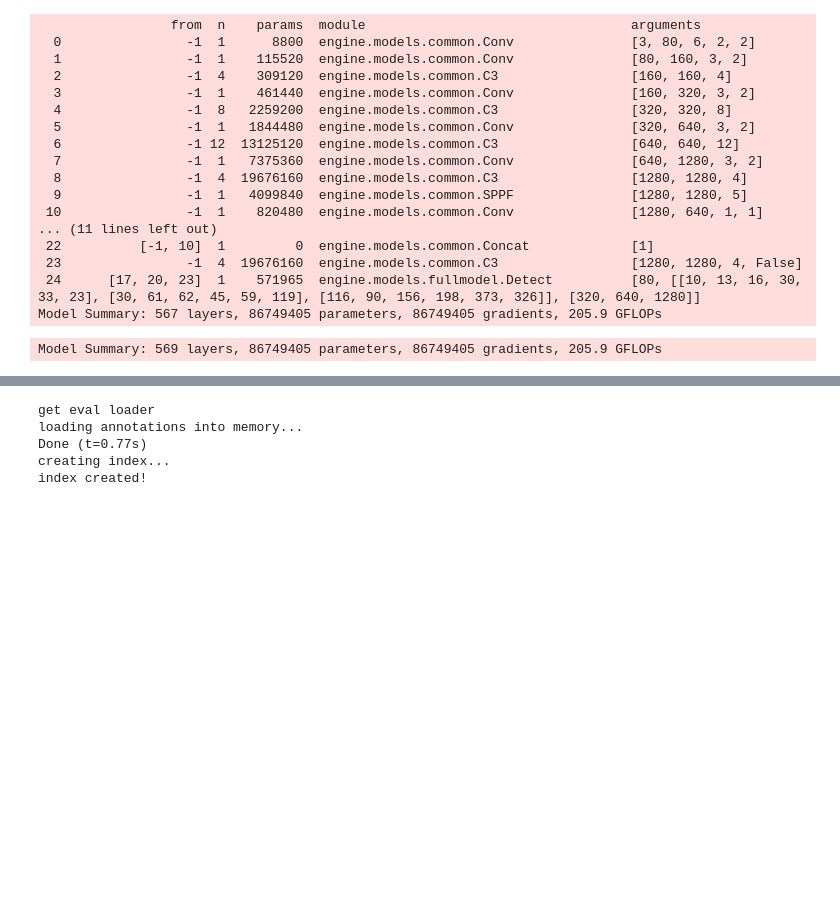
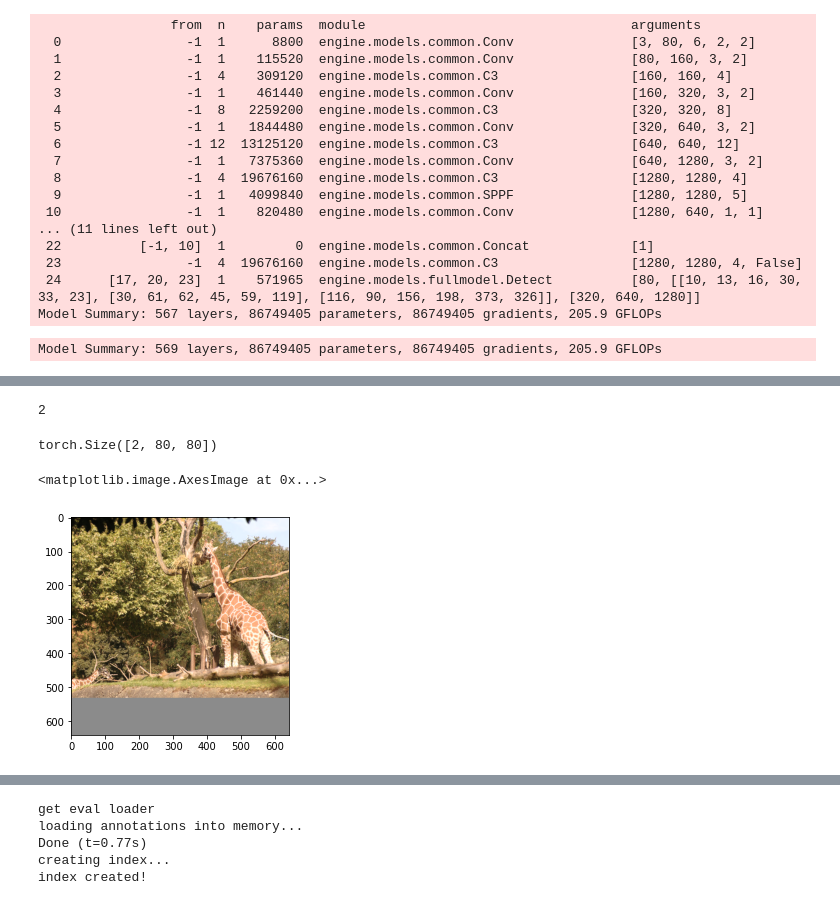
Before and after one commit to Shinsungjun/PanopticDet, a Jupyter notebook: utest.ipynb, the cells around one changed output, grey strips where cells are left out. Drawn from its saved outputs; the diff is of its cells as text; code cells hidden in the pictures; blank space fills up the shorter version.

```diff
--- a/utest.ipynb
+++ b/utest.ipynb
@@ -32,3 +56,7 @@ dataloader = exp.get_data_loader(2, False)
 # %%
 itt = iter(dataloader)
-imgs, segs, targets, paths, _ = itt.__next__()
+imgs, segs, ins_masks, targets, paths, _ = itt.__next__()
+# %%
+len(ins_masks)
+# %% [output]
+2
@@ -35,2 +66,10 @@ imgs, segs, targets, paths, _ = itt.__next__()
 # %%
-imgs.shape
+segs.shape
+# %% [output]
+torch.Size([2, 80, 80])
+# %%
+img = imgs[1].permute(1,2,0)
+plt.imshow(img)
+# %% [output]
+<matplotlib.image.AxesImage at 0x...>
+[figure, added]
```
Also changed, not shown: parts of 4 cells of this notebook, 13 other files.
